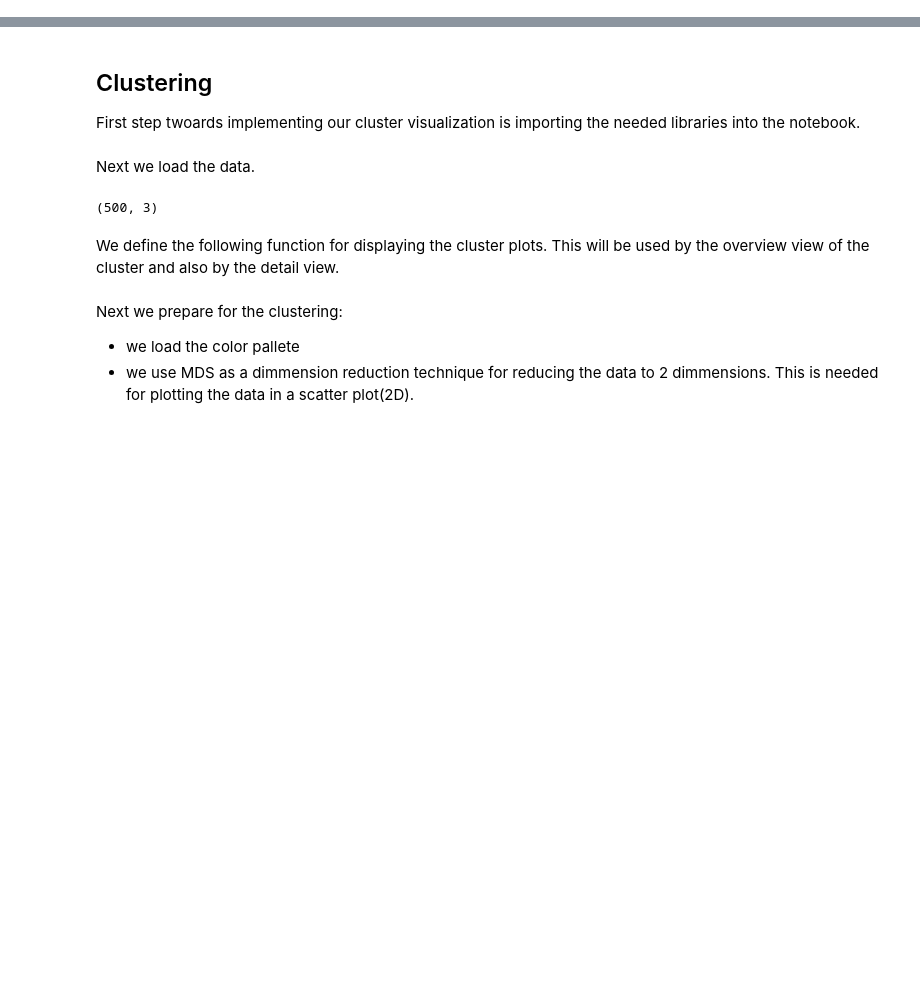
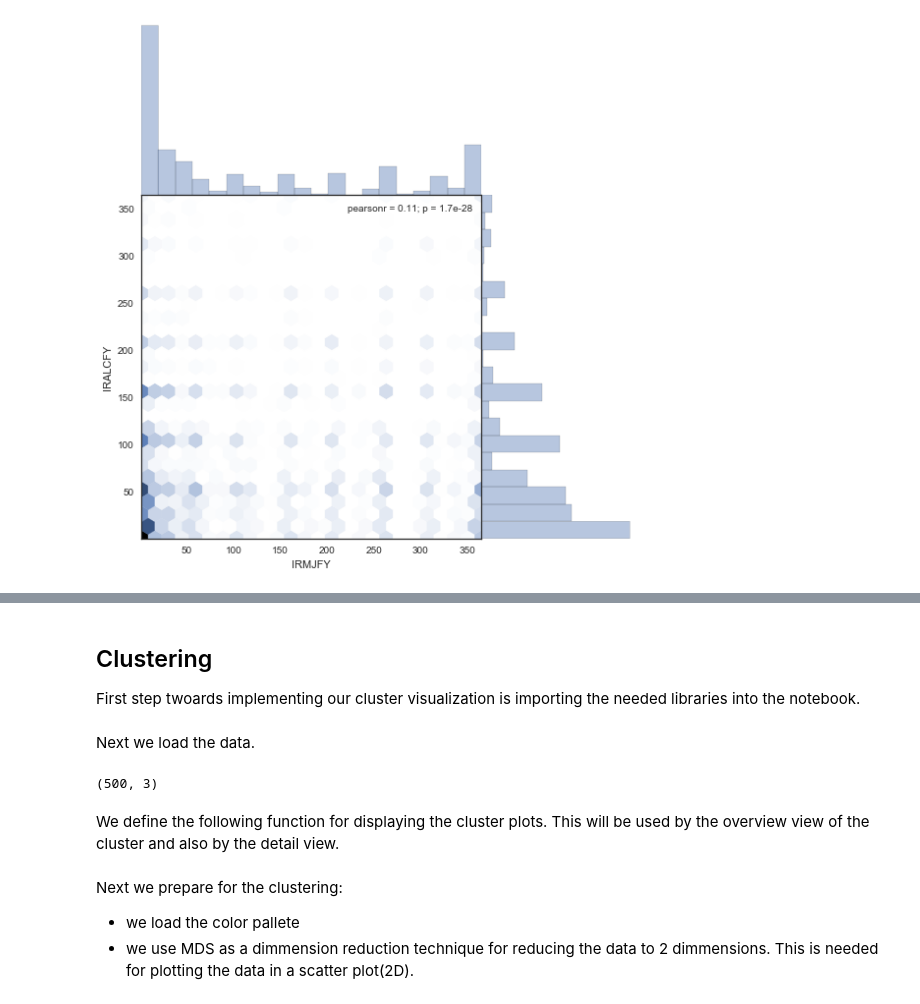
Before and after one commit to bog-sb/drug-use-va, a Jupyter notebook: index.ipynb, the cells around one changed output, grey strips where cells are left out. Cells and saved outputs as stored; diff of their text form; code cells hidden in the pictures; blank space fills up the shorter version.

```diff
--- a/index.ipynb
+++ b/index.ipynb
@@ -0,0 +77,9 @@
+# %%
+#Frequency(days/year) of Alcohol and MJ use in the past year,
+#excluding those who haven't used alcohool or MJ in the past year/ever
+with sns.axes_style("white"):
+    sns.jointplot(y='IRALCFY',x='IRMJFY',data=data[data.IRALCFY>0][data.IRMJFY>0],
+            kind='hex', space=0, size=8, ratio=2,
+            marginal_kws={'bins':20})
+# %% [output]
+[figure, added]
```
Also changed, not shown: parts of 21 cells of this notebook.
